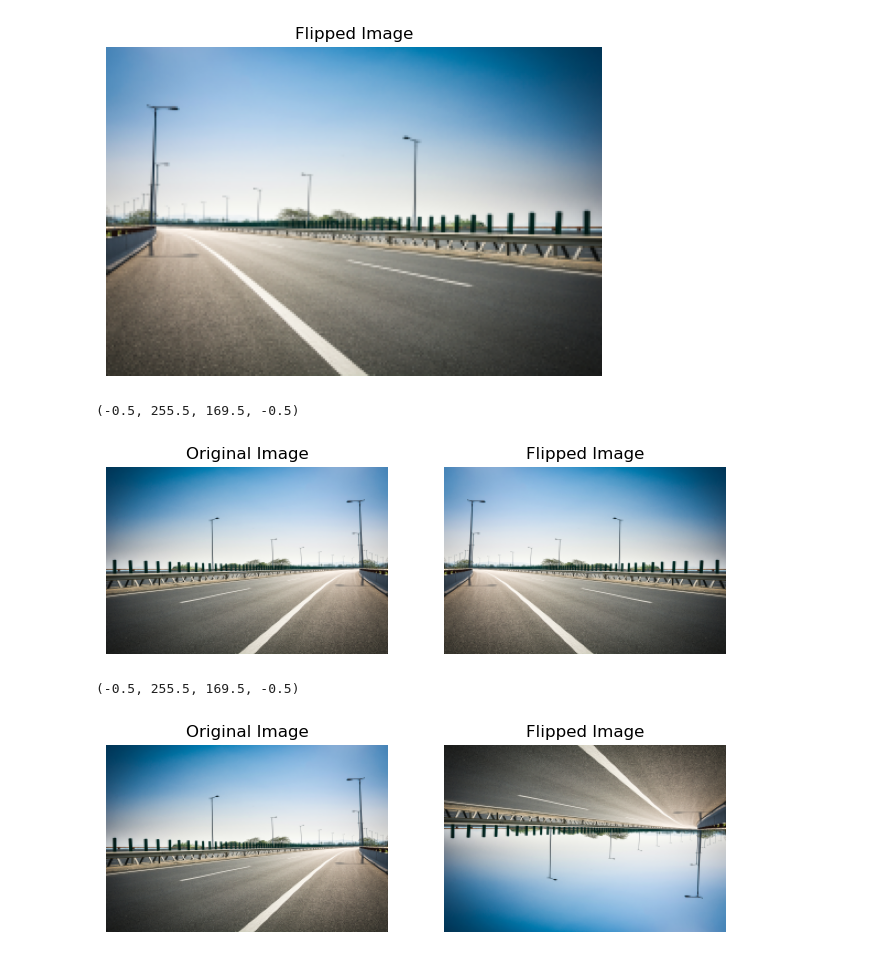
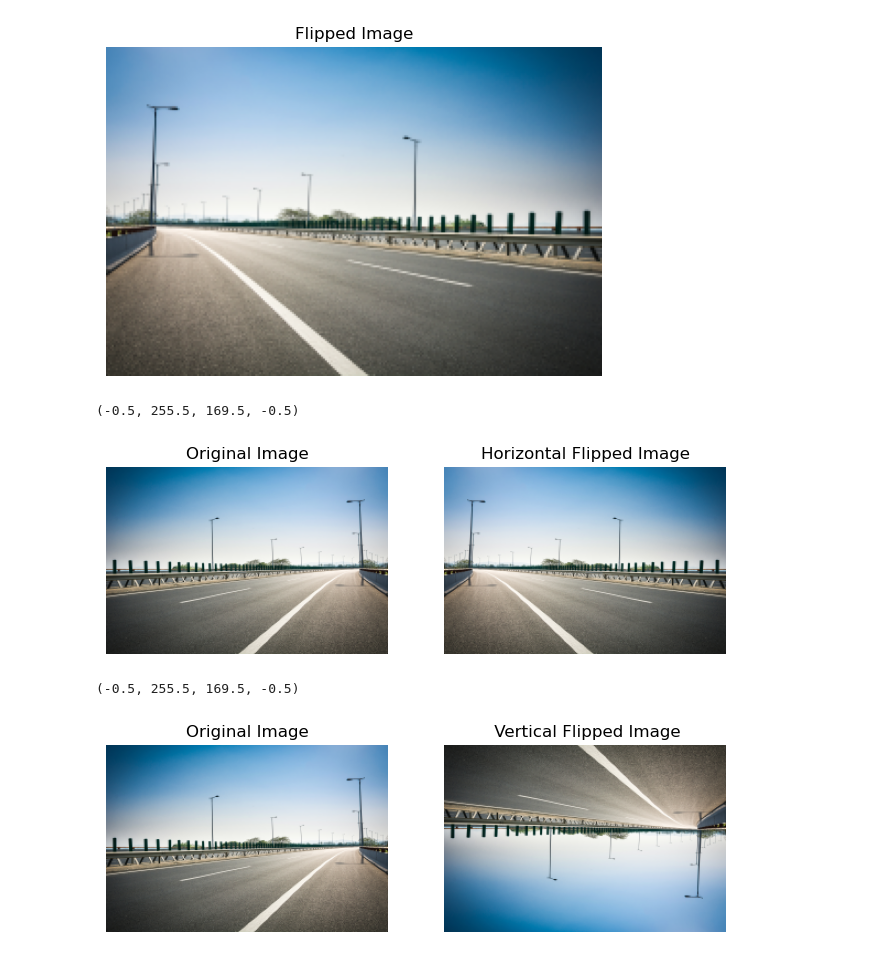
Before and after one commit to aaditya-pdgupta/Python_Course, a Jupyter notebook: Flipping_Image.ipynb, the cells around one changed output. Saved outputs shown, nothing was run; the diff lists cells and outputs as text; code cells hidden in the pictures.

```diff
--- a/Flipping_Image.ipynb
+++ b/Flipping_Image.ipynb
@@ -39,17 +39,17 @@ plt.axis("off")
 # %%
 plt.figure(figsize=(8,8))
 plt.subplot(1,2,1)
 plt.imshow(resized_rgb)
 plt.title("Original Image")
 plt.axis("off")
 
 plt.subplot(1,2,2)
 plt.imshow(flip)
-plt.title("Flipped Image")
+plt.title("Horizontal Flipped Image")
 plt.axis("off")
 # %% [output]
 (-0.5, 255.5, 169.5, -0.5)
-[figure, old version]
+[figure, new version]
 # %%
 flip_1 = cv2.flip(resized_rgb,0) # Here using the 0 means flipping vertically.
 # %%
@@ -61,8 +61,8 @@ plt.axis("off")
 
 plt.subplot(1,2,2)
 plt.imshow(flip_1)
-plt.title("Flipped Image")
+plt.title(" Vertical Flipped Image")
 plt.axis("off")
 # %% [output]
 (-0.5, 255.5, 169.5, -0.5)
-[figure, old version]
+[figure, new version]
```
